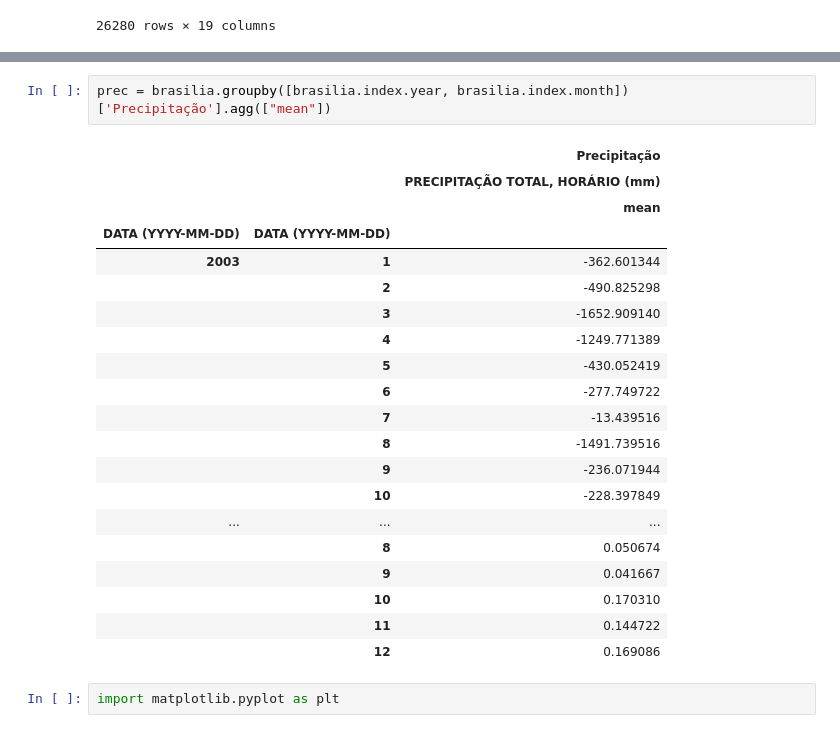
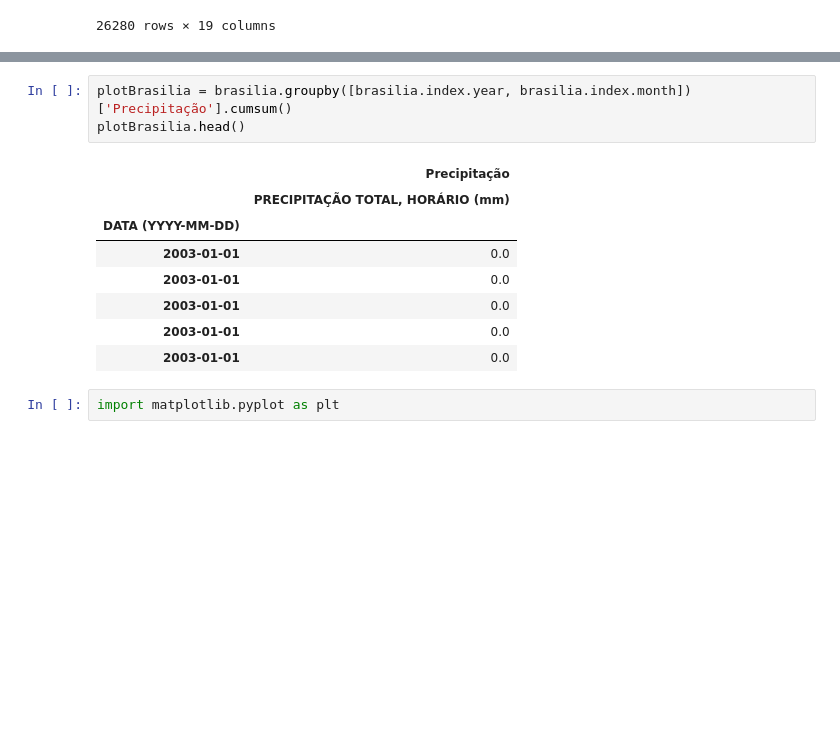
Before and after one commit to AllanaCampos/Python_Basico, a Jupyter notebook: Girleide/P009/Prática9.ipynb, the cells around one changed output, grey strips where cells are left out. Cells and saved outputs as stored; diff of their text form; blank space fills up the shorter version.

```diff
--- a/Girleide/P009/Prática9.ipynb
+++ b/Girleide/P009/Prática9.ipynb
@@ -89,28 +89,17 @@ brasilia.groupby([brasilia.index.year, brasilia.index.month])['Temperatura'].agg
 |  | 11 | 24.263750 | 16.167500 | 25.040139 | ... |
 |  | 12 | 23.332124 | 16.629570 | 24.116532 | ... |
 # %%
-prec = brasilia.groupby([brasilia.index.year, brasilia.index.month])['Precipitação'].agg(["mean"])
+plotBrasilia = brasilia.groupby([brasilia.index.year, brasilia.index.month])['Precipitação'].cumsum()
+plotBrasilia.head()
 # %% [output]
-|  |  | Precipitação |
-|  |  | PRECIPITAÇÃO TOTAL, HORÁRIO (mm) |
-|  |  | mean |
-| DATA (YYYY-MM-DD) | DATA (YYYY-MM-DD) |  |
-| 2003 | 1 | -362.601344 |
-|  | 2 | -490.825298 |
-|  | 3 | -1652.909140 |
-|  | 4 | -1249.771389 |
-|  | 5 | -430.052419 |
-|  | 6 | -277.749722 |
-|  | 7 | -13.439516 |
-|  | 8 | -1491.739516 |
-|  | 9 | -236.071944 |
-|  | 10 | -228.397849 |
-| ... | ... | ... |
-|  | 8 | 0.050674 |
-|  | 9 | 0.041667 |
-|  | 10 | 0.170310 |
-|  | 11 | 0.144722 |
-|  | 12 | 0.169086 |
+|  | Precipitação |
+|  | PRECIPITAÇÃO TOTAL, HORÁRIO (mm) |
+| DATA (YYYY-MM-DD) |  |
+| 2003-01-01 | 0.0 |
+| 2003-01-01 | 0.0 |
+| 2003-01-01 | 0.0 |
+| 2003-01-01 | 0.0 |
+| 2003-01-01 | 0.0 |
 # %%
 import matplotlib.pyplot as plt
 # %% [markdown]
```
Also changed, not shown: parts of 3 cells of this notebook.
